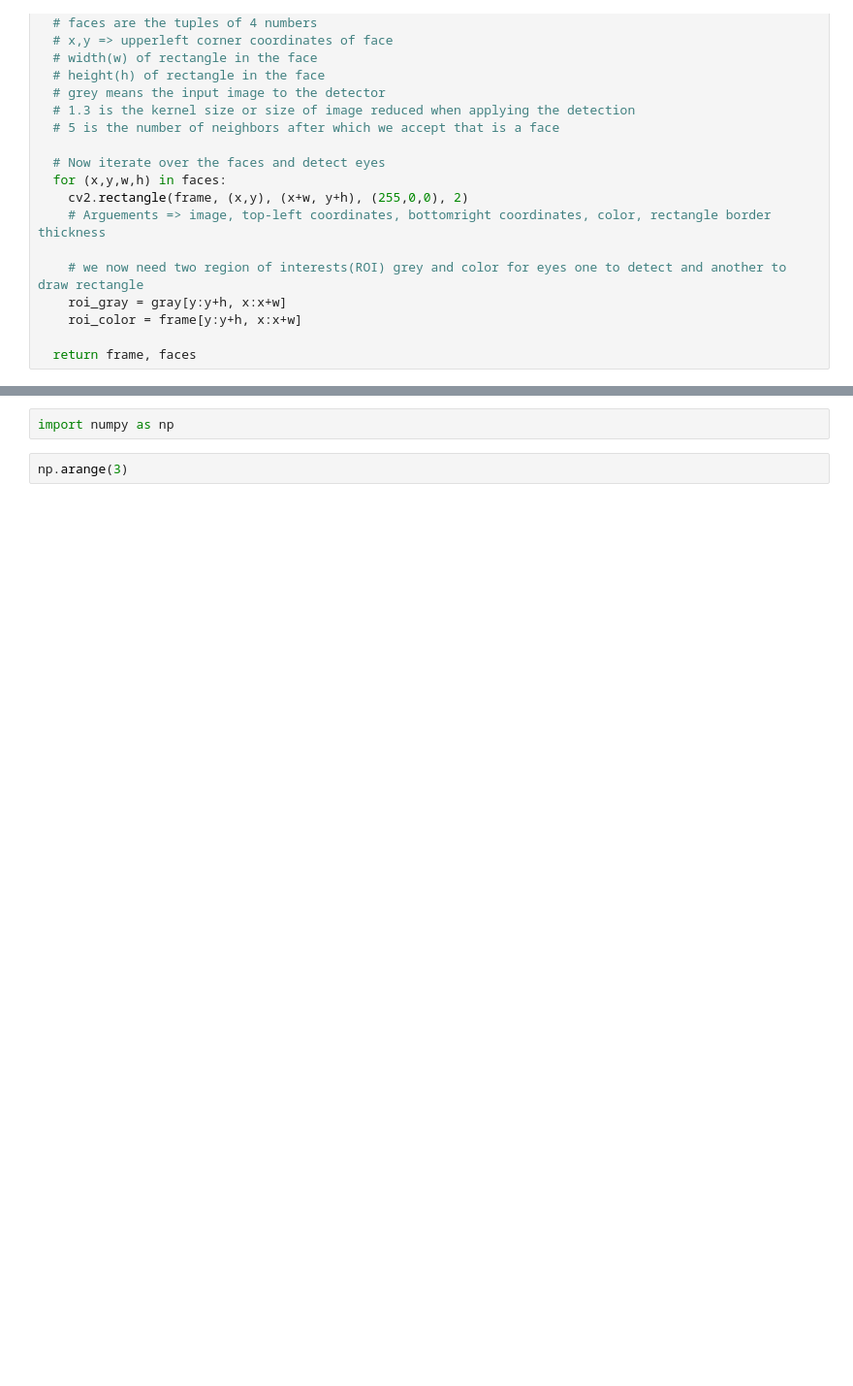
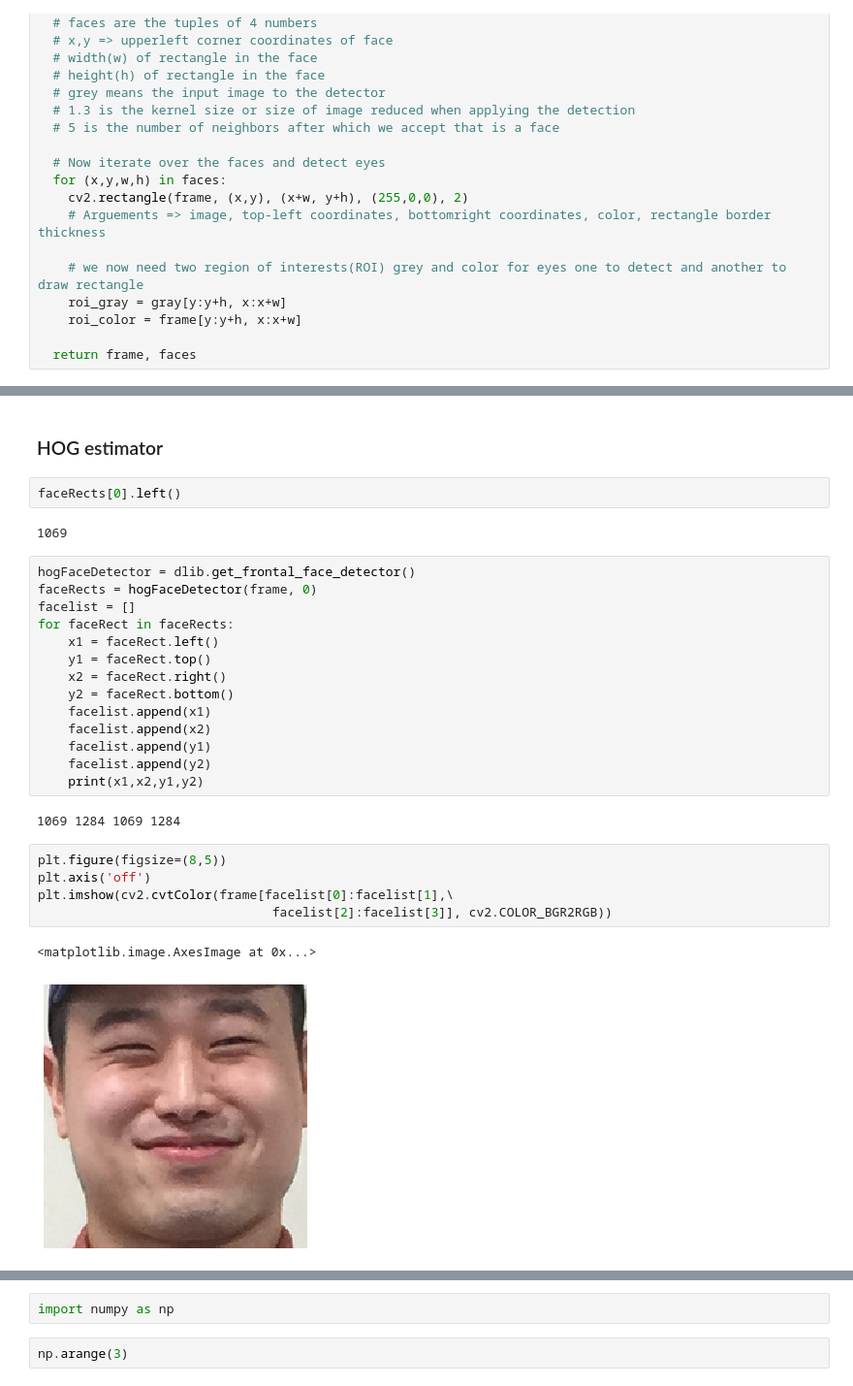
Before and after one commit to Presenters-multicampus/PPT, a Jupyter notebook: notebooks/Face_Recogintion_Sentiment.ipynb, the cells around one changed output, grey strips where cells are left out. Shown at 97% size. Drawn from its saved outputs; the diff is of its cells as text; blank space fills up the shorter version.

Commit message:
20191007|prototype_face_emotion

```diff
--- a/notebooks/Face_Recogintion_Sentiment.ipynb
+++ b/notebooks/Face_Recogintion_Sentiment.ipynb
@@ -62,0 +64,30 @@ plt.imshow(cv2.cvtColor(canvas[loc[0,1]:loc[0,1]+loc[0,3],\
+# %% [markdown]
+### HOG estimator
+# %%
+faceRects[0].left()
+# %% [output]
+1069
+# %%
+hogFaceDetector = dlib.get_frontal_face_detector()
+faceRects = hogFaceDetector(frame, 0)
+facelist = []
+for faceRect in faceRects:
+    x1 = faceRect.left()
+    y1 = faceRect.top()
+    x2 = faceRect.right()
+    y2 = faceRect.bottom()
+    facelist.append(x1)
+    facelist.append(x2)
+    facelist.append(y1)
+    facelist.append(y2)
+    print(x1,x2,y1,y2)
+# %% [output]
+1069 1284 1069 1284
+# %%
+plt.figure(figsize=(8,5))
+plt.axis('off')
+plt.imshow(cv2.cvtColor(frame[facelist[0]:facelist[1],\
+                               facelist[2]:facelist[3]], cv2.COLOR_BGR2RGB))
+# %% [output]
+<matplotlib.image.AxesImage at 0x...>
+[figure, added]
```
Also changed, not shown: parts of 20 cells of this notebook, 4 other files.
